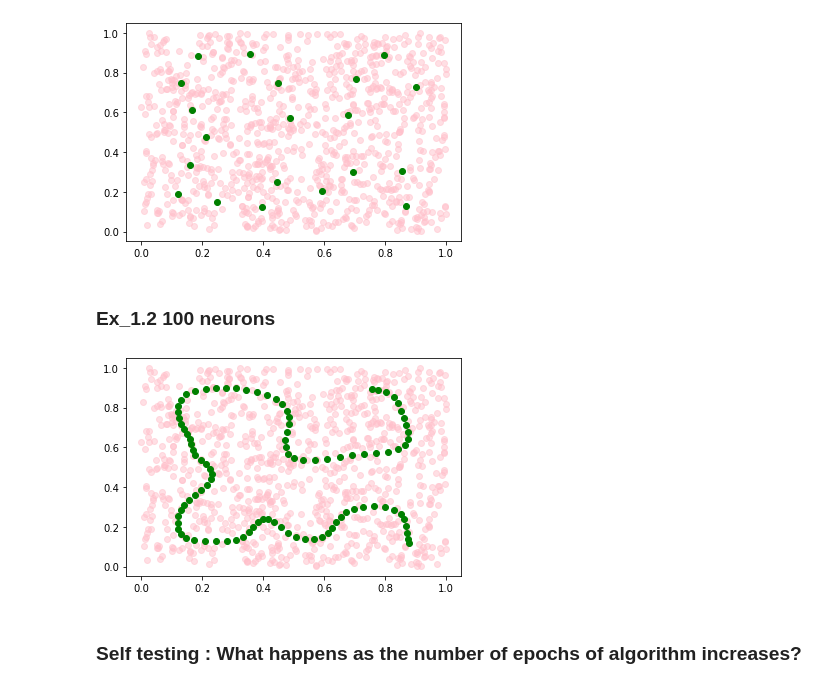
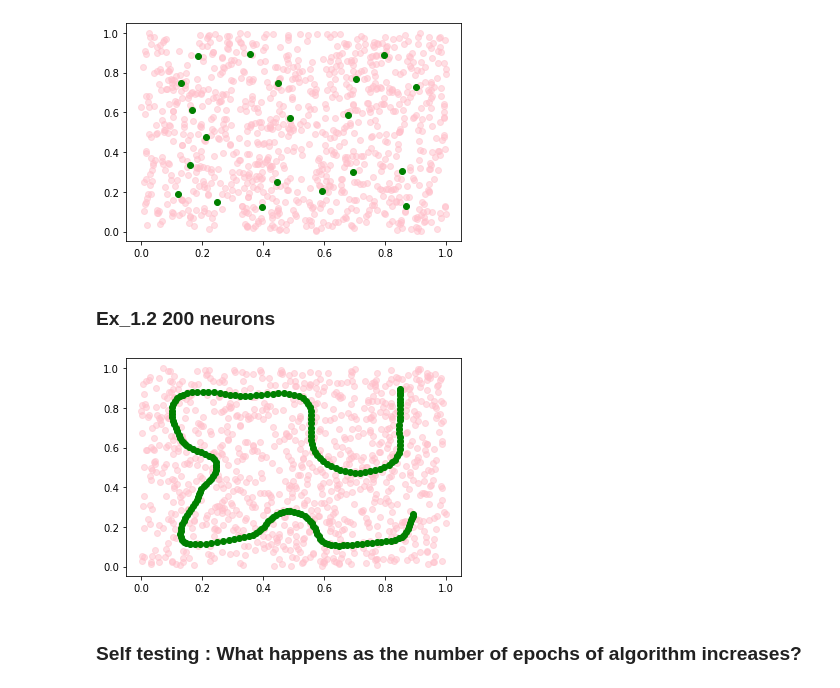
Before and after one commit to MayaHayat/Kohonen_Algo, a Jupyter notebook: Neuro2PartA.ipynb, the cells around one changed output. Saved outputs shown, nothing was run; the diff lists cells and outputs as text; code cells hidden in the pictures.

```diff
--- a/Neuro2PartA.ipynb
+++ b/Neuro2PartA.ipynb
@@ -82,23 +82,23 @@ plt.show()
 # %% [output]
 [figure]
 # %% [markdown]
-### Ex_1.2 100 neurons
+### Ex_1.2 200 neurons
 # %%
 # Define the parameters for the SOM
-num_neurons = 100
+num_neurons = 200
 num_epochs = 100
 learning_rate = 0.1
 starting_neighborhood_radius = num_neurons / 2  # Initial neighborhood radius
 
 # Train the algo
 new_weights = train_som(data, num_neurons, 2, num_epochs, learning_rate, starting_neighborhood_radius)
 
 # Plot the resulting line of neurons
 plt.scatter(data[:, 0], data[:, 1], c='pink', alpha=0.5)
 plt.scatter(new_weights[:, 0], new_weights[:, 1], c='green')
 plt.show()
 # %% [output]
-[figure, old version]
+[figure, new version]
 # %% [markdown]
 ### Self testing : What happens as the number of epochs of algorithm increases?
 # %%
```
Also changed, not shown: parts of 13 cells of this notebook.
